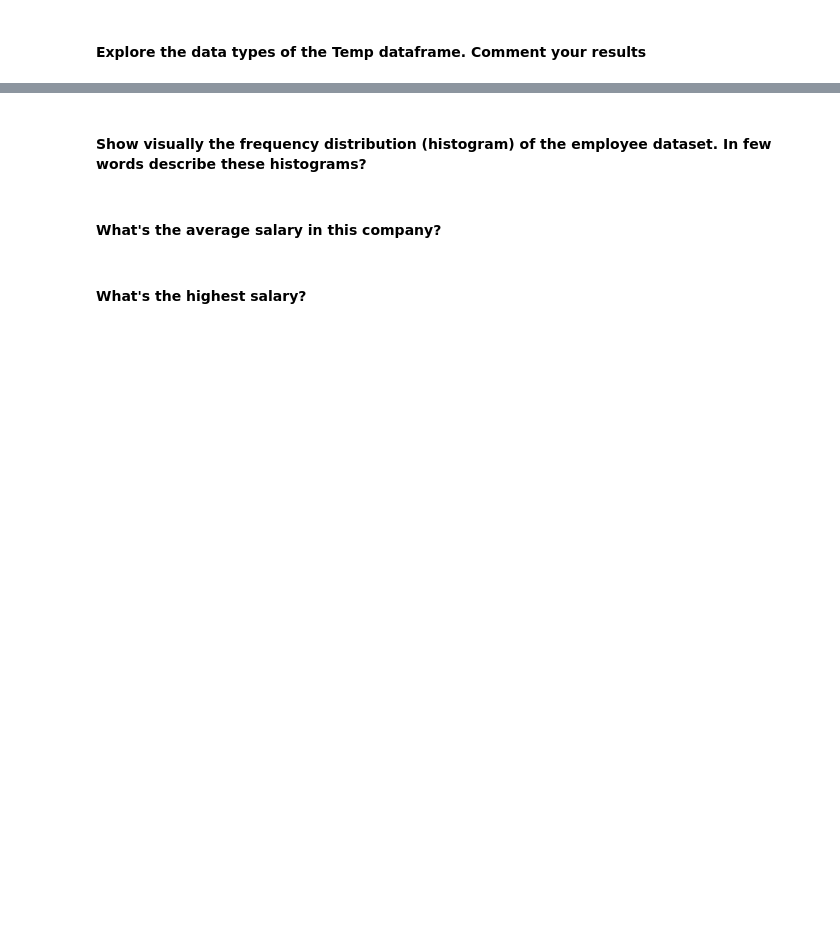
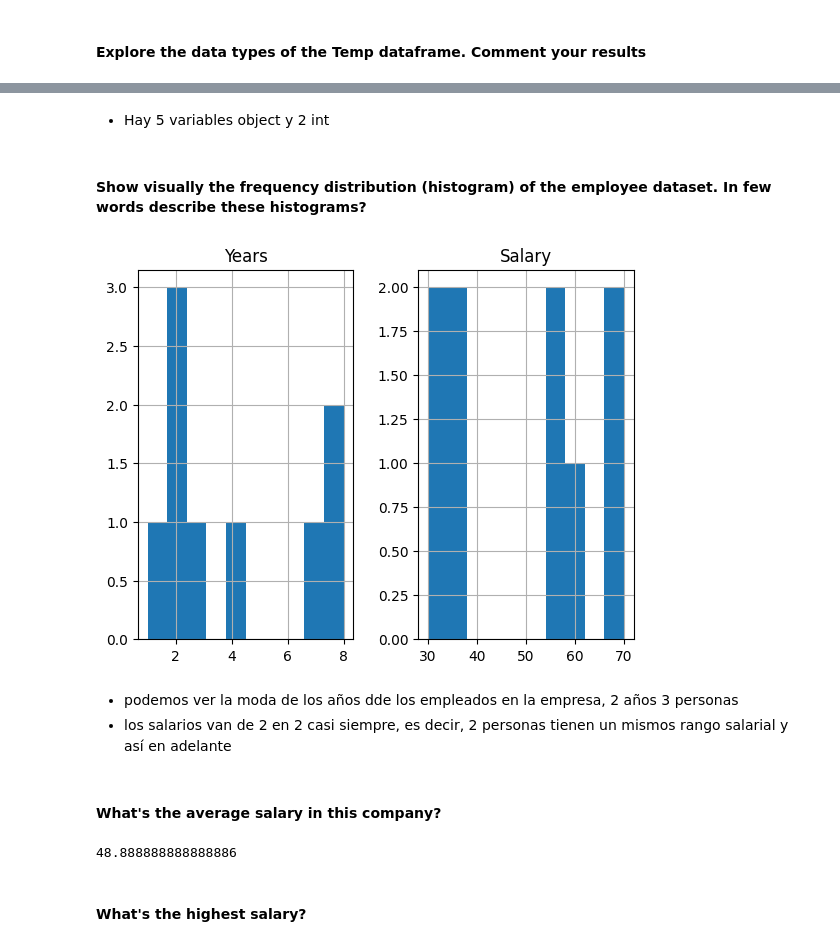
Before and after one commit to Ironhack-Data-Madrid-Octubre-2023/5.1-lab_subsetting_and_descriptive_stats, a Jupyter notebook: your-code/main.ipynb, the cells around one changed output, grey strips where cells are left out. Drawn from its saved outputs; the diff is of its cells as text; code cells hidden in the pictures; blank space fills up the shorter version.

```diff
--- a/your-code/main.ipynb
+++ b/your-code/main.ipynb
@@ -60,0 +132,3 @@
+# %%
+employee=pd.read_csv('employee.csv')
+employee
@@ -65,2 +165,4 @@
+# %% [markdown]
+- Hay 5 variables object y 2 int
 # %% [markdown]
 #### Show visually the frequency distribution (histogram) of the employee dataset. In few words describe these histograms?
@@ -69,2 +169,9 @@
+# %%
+employee.hist();
+# %% [output]
+[figure, added]
+# %% [markdown]
+- podemos ver la moda de los años dde los empleados en la empresa, 2 años 3 personas
+- los salarios van de 2 en 2 casi siempre, es decir, 2 personas tienen un mismos rango salarial y así en adelante
 # %% [markdown]
 #### What's the average salary in this company?
@@ -73,2 +178,6 @@
+# %%
+employee['Salary'].mean()
+# %% [output]
+48.888888888888886
 # %% [markdown]
 #### What's the highest salary?
```
Also changed, not shown: parts of 97 cells of this notebook, 1 other file.
